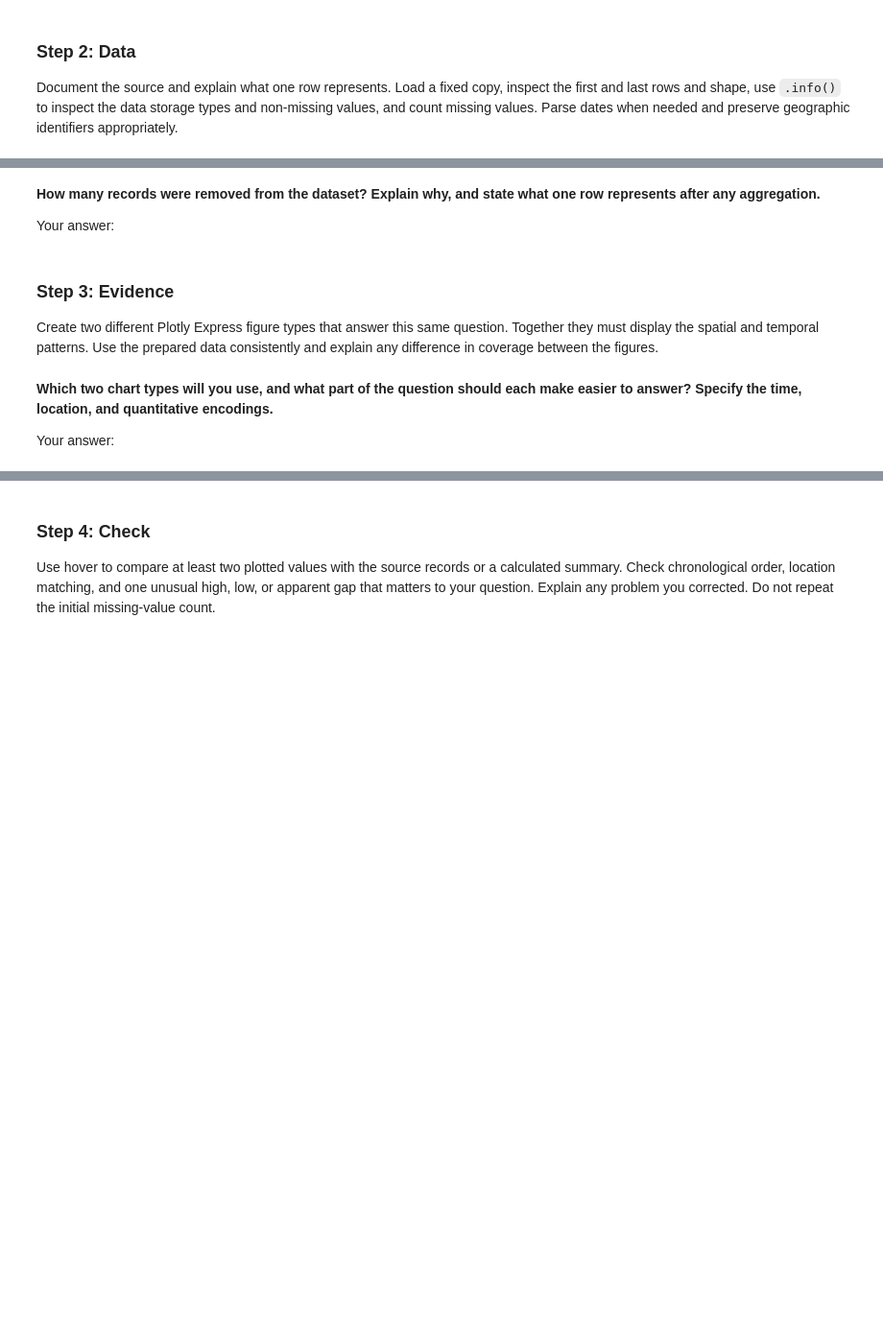
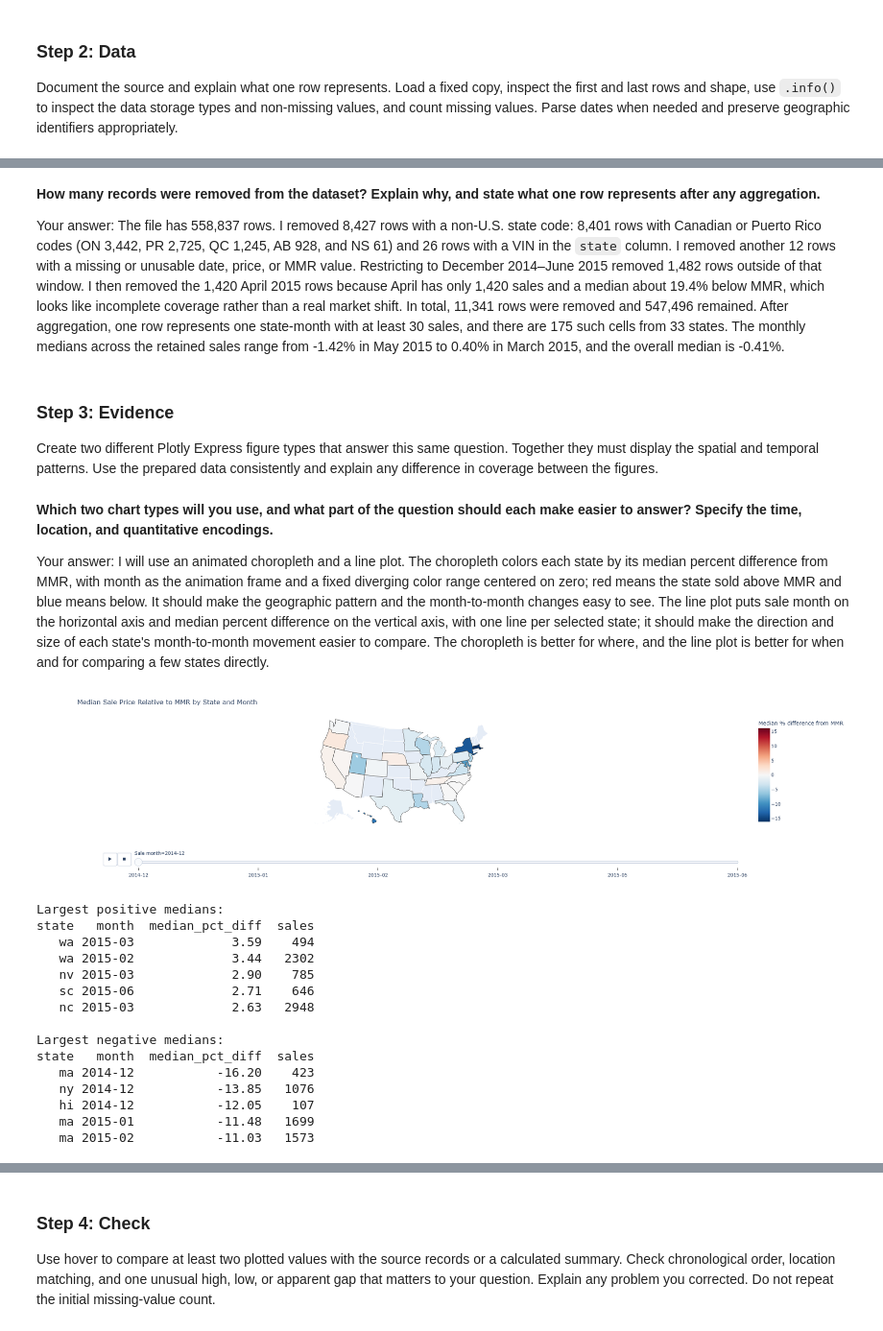
Before and after one commit to JPDeuce/Data_Visualization_and_Modeling_Campus, a Jupyter notebook: week03/lab/Lab - Relationships in Space and Time.ipynb, the cells around one changed output, grey strips where cells are left out. Shown at 96% size. Cells and saved outputs as stored; diff of their text form; code cells hidden in the pictures; blank space fills up the shorter version.

```diff
--- a/week03/lab/Lab - Relationships in Space and Time.ipynb
+++ b/week03/lab/Lab - Relationships in Space and Time.ipynb
@@ -241,5 +388,7 @@ Your answer:
 # %%
 # Read dataset 2 from a relative path into a descriptive DataFrame ending in _df.
 # Parse the time feature as appropriate for its documented format.
+cars_df = pd.read_csv("data/car_prices.csv")
+cars_df["saledate"] = pd.to_datetime(cars_df["saledate"].str.split(" GMT").str[0], format="%a %b %d %Y %H:%M:%S", errors="coerce")
 # %%
 # Display .head(), .tail(), and .shape in separate cells. Add cells as needed.
@@ -266,7 +558,7 @@ Your answer:
 # %% [markdown]
 **How many records were removed from the dataset? Explain why, and state what one row represents after any aggregation.**
 
-Your answer:
+Your answer: The file has 558,837 rows. I removed 8,427 rows with a non-U.S. state code: 8,401 rows with Canadian or Puerto Rico codes (ON 3,442, PR 2,725, QC 1,245, AB 928, and NS 61) and 26 rows with a VIN in the `state` column. I removed another 12 rows with a missing or unusable date, price, or MMR value. Restricting to December 2014–June 2015 removed 1,482 rows outside of that window. I then removed the 1,420 April 2015 rows because April has only 1,420 sales and a median about 19.4% below MMR, which looks like incomplete coverage rather than a real market shift. In total, 11,341 rows were removed and 547,496 remained. After aggregation, one row represents one state-month with at least 30 sales, and there are 175 such cells from 33 states. The monthly medians across the retained sales range from -1.42% in May 2015 to 0.40% in March 2015, and the overall median is -0.41%.
 # %% [markdown]
 ### Step 3: Evidence
 
@@ -274,10 +566,53 @@ Create two different Plotly Express figure types that answer this same question.
 # %% [markdown]
 **Which two chart types will you use, and what part of the question should each make easier to answer? Specify the time, location, and quantitative encodings.**
 
-Your answer:
+Your answer: I will use an animated choropleth and a line plot. The choropleth colors each state by its median percent difference from MMR, with month as the animation frame and a fixed diverging color range centered on zero; red means the state sold above MMR and blue means below. It should make the geographic pattern and the month-to-month changes easy to see. The line plot puts sale month on the horizontal axis and median percent difference on the vertical axis, with one line per selected state; it should make the direction and size of each state's month-to-month movement easier to compare. The choropleth is better for where, and the line plot is better for when and for comparing a few states directly.
 # %%
 # Create Figure 1 with a descriptive title, units, useful hover fields, and suitable dimensions.
 # If animated, use chronological frames and fixed scales.
+map_df = monthly_state_df.assign(state=monthly_state_df["state"].str.upper())
+color_limit = max(abs(monthly_state_df["median_pct_diff"].min()), abs(monthly_state_df["median_pct_diff"].max()))
+
+fig = px.choropleth(
+    map_df,
+    locations="state",
+    locationmode="USA-states",
+    scope="usa",
+    color="median_pct_diff",
+    animation_frame="month",
+    hover_name="state",
+    hover_data={"sales": True, "median_pct_diff": ":.2f"},
+    range_color=[-color_limit, color_limit],
+    color_continuous_scale="RdBu_r",
+    labels={"median_pct_diff": "Median % difference from MMR",
+            "month": "Sale month",
+            "state": "State",
+            "sales": "Sales"}
+)
+fig.update_layout(title="Median Sale Price Relative to MMR by State and Month", height=500)
+fig.show()
+
+print("Largest positive medians:")
+print(monthly_state_df.nlargest(5, "median_pct_diff")[["state", "month", "median_pct_diff", "sales"]].round(2).to_string(index=False))
+print("\nLargest negative medians:")
+print(monthly_state_df.nsmallest(5, "median_pct_diff")[["state", "month", "median_pct_diff", "sales"]].round(2).to_string(index=False))
+# %% [output]
+[figure, added]
+Largest positive medians:
+state   month  median_pct_diff  sales
+   wa 2015-03             3.59    494
+   wa 2015-02             3.44   2302
+   nv 2015-03             2.90    785
+   sc 2015-06             2.71    646
+   nc 2015-03             2.63   2948
+
+Largest negative medians:
+state   month  median_pct_diff  sales
+   ma 2014-12           -16.20    423
+   ny 2014-12           -13.85   1076
+   hi 2014-12           -12.05    107
+   ma 2015-01           -11.48   1699
+   ma 2015-02           -11.03   1573
 # %% [markdown]
 **What does Figure 1 show? Describe a pattern and record at least one value with its place, time, and units or count.**
 
```
Also changed, not shown: parts of 42 cells of this notebook, 2 other files.
